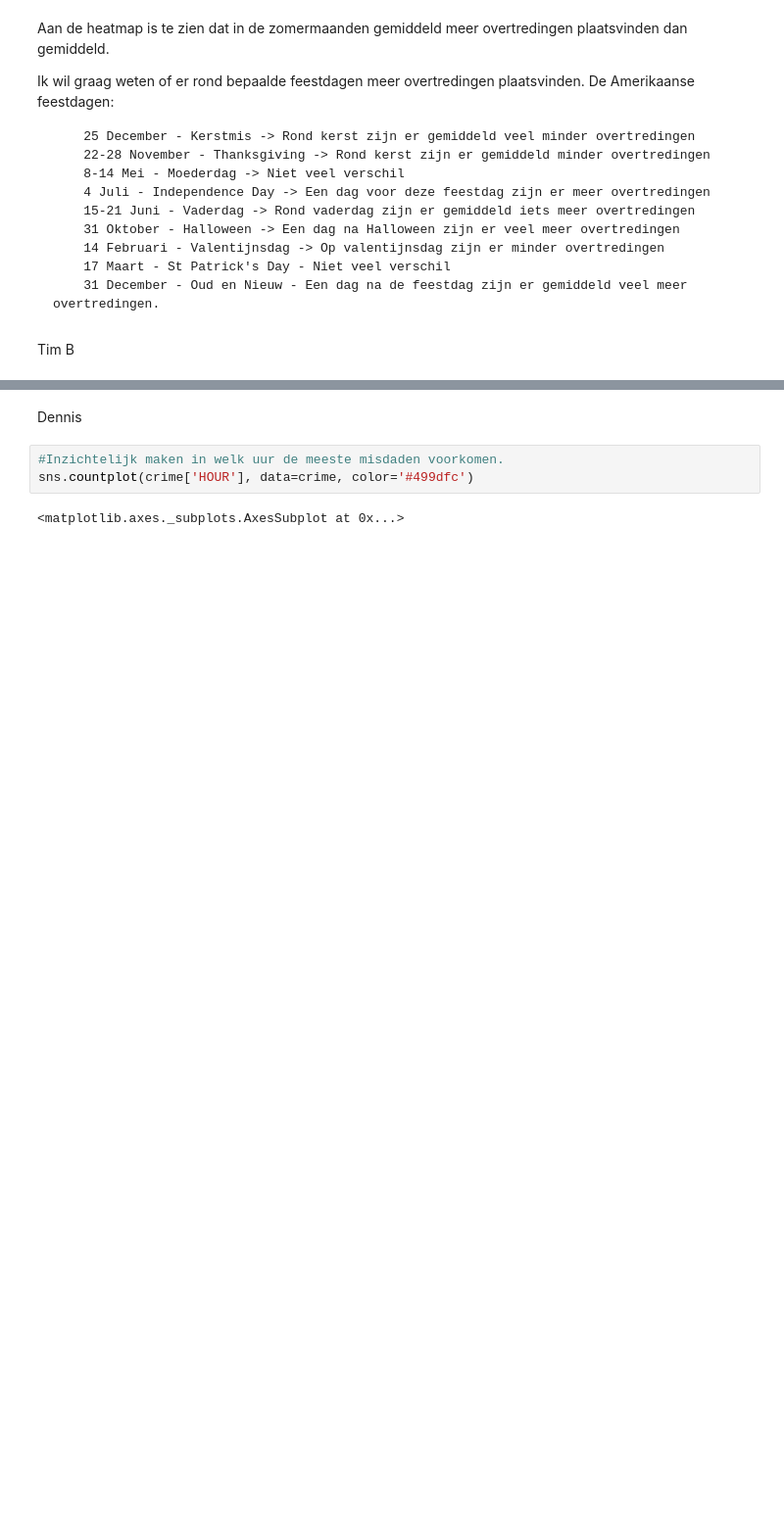
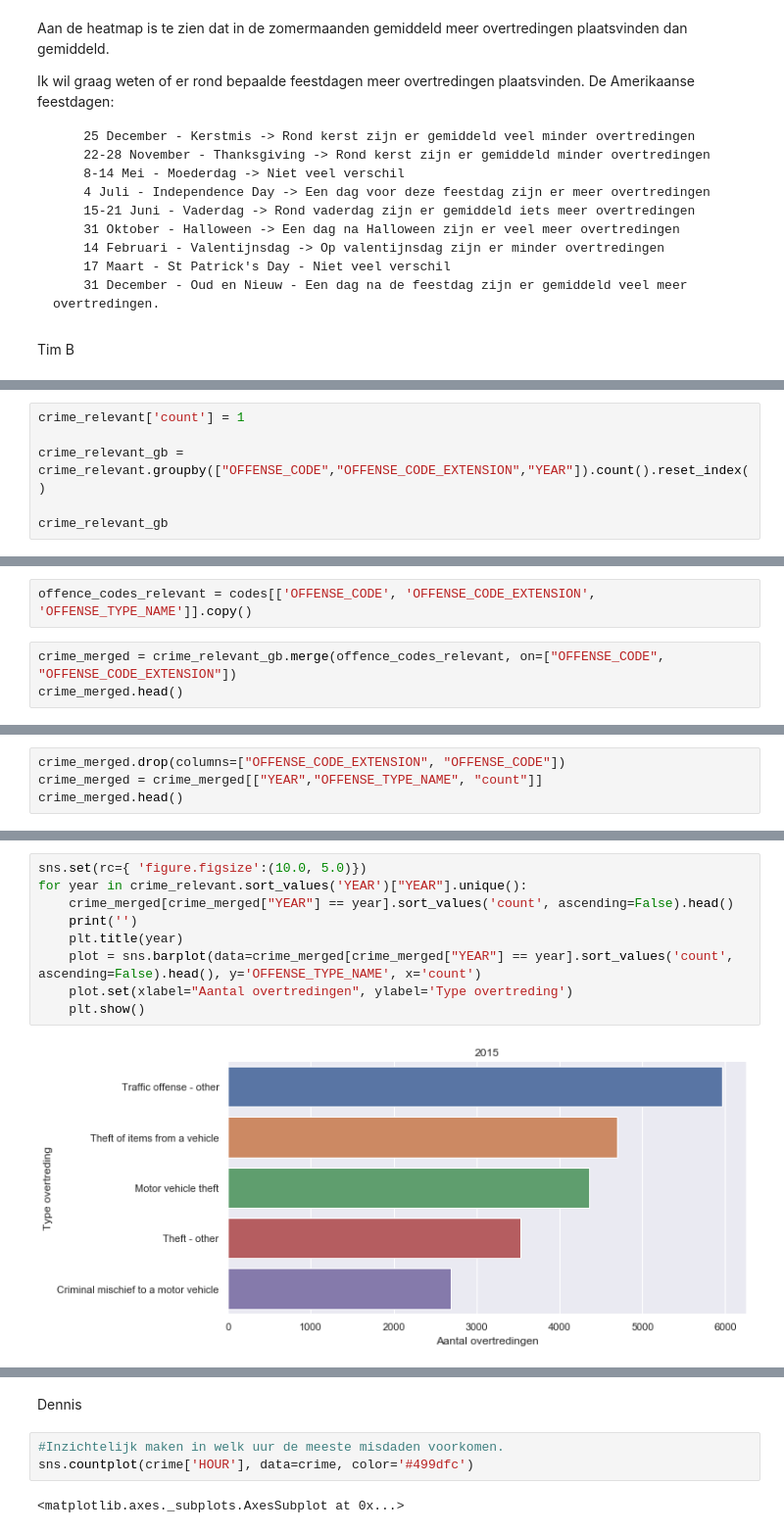
Before and after one commit to S1068835/Misdaad-Denver, a Jupyter notebook: Misdaad_Denver.ipynb, the cells around one changed output, grey strips where cells are left out. Shown at 98% size. Cells and saved outputs as stored; diff of their text form; blank space fills up the shorter version.

```diff
--- a/Misdaad_Denver.ipynb
+++ b/Misdaad_Denver.ipynb
@@ -296,0 +291,6 @@ string.split(' ')[0].split('/')[2]
+# %%
+crime_relevant['count'] = 1
+
+crime_relevant_gb = crime_relevant.groupby(["OFFENSE_CODE","OFFENSE_CODE_EXTENSION","YEAR"]).count().reset_index()
+
+crime_relevant_gb
@@ -296,0 +311,5 @@ string.split(' ')[0].split('/')[2]
+# %%
+offence_codes_relevant = codes[['OFFENSE_CODE', 'OFFENSE_CODE_EXTENSION', 'OFFENSE_TYPE_NAME']].copy()
+# %%
+crime_merged = crime_relevant_gb.merge(offence_codes_relevant, on=["OFFENSE_CODE", "OFFENSE_CODE_EXTENSION"])
+crime_merged.head()
@@ -296,0 +335,4 @@ string.split(' ')[0].split('/')[2]
+# %%
+crime_merged.drop(columns=["OFFENSE_CODE_EXTENSION", "OFFENSE_CODE"])
+crime_merged = crime_merged[["YEAR","OFFENSE_TYPE_NAME", "count"]]
+crime_merged.head()
@@ -296,0 +346,11 @@ string.split(' ')[0].split('/')[2]
+# %%
+sns.set(rc={ 'figure.figsize':(10.0, 5.0)})
+for year in crime_relevant.sort_values('YEAR')["YEAR"].unique():
+    crime_merged[crime_merged["YEAR"] == year].sort_values('count', ascending=False).head()
+    print('')
+    plt.title(year)
+    plot = sns.barplot(data=crime_merged[crime_merged["YEAR"] == year].sort_values('count', ascending=False).head(), y='OFFENSE_TYPE_NAME', x='count')
+    plot.set(xlabel="Aantal overtredingen", ylabel='Type overtreding')
+    plt.show()
+# %% [output]
+[figure, added]
```
Also changed, not shown: parts of 13 cells of this notebook.
